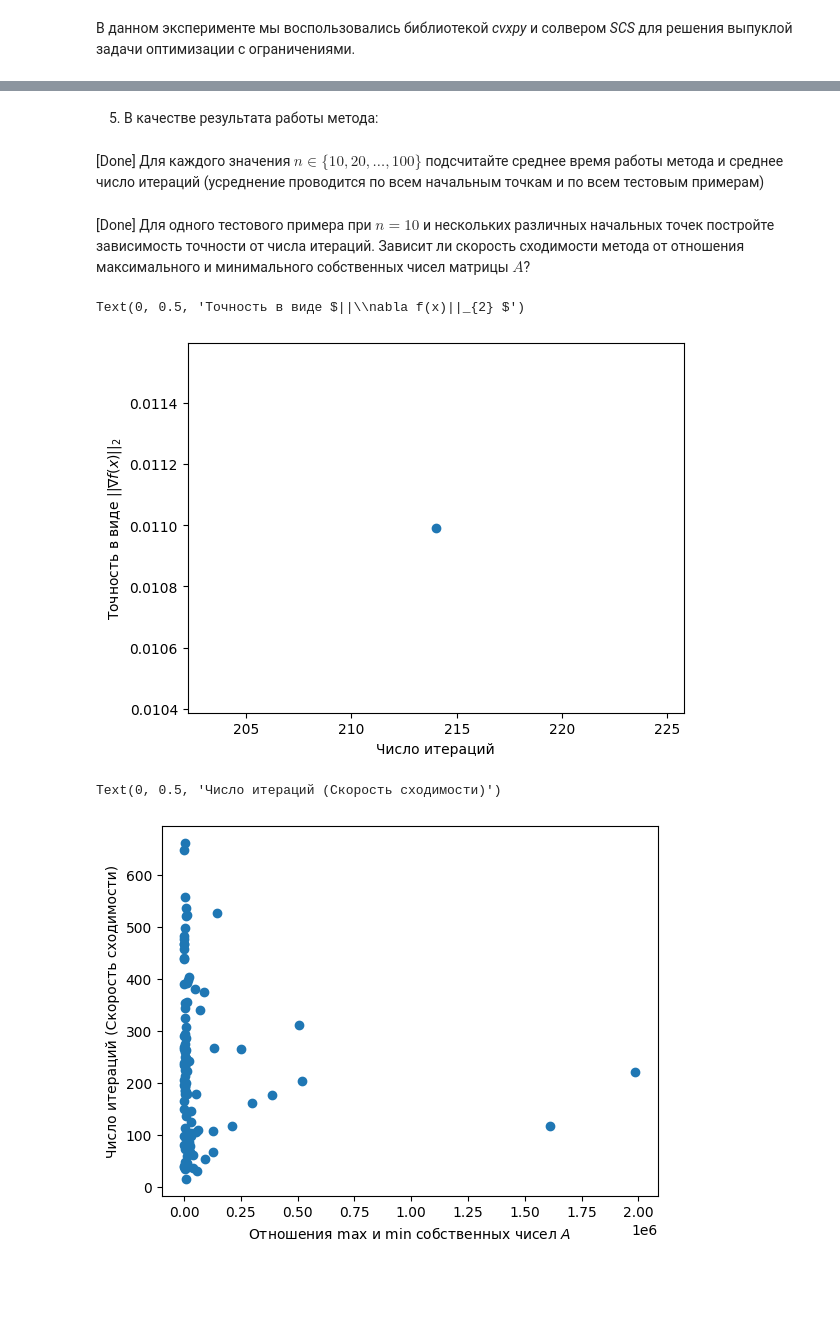
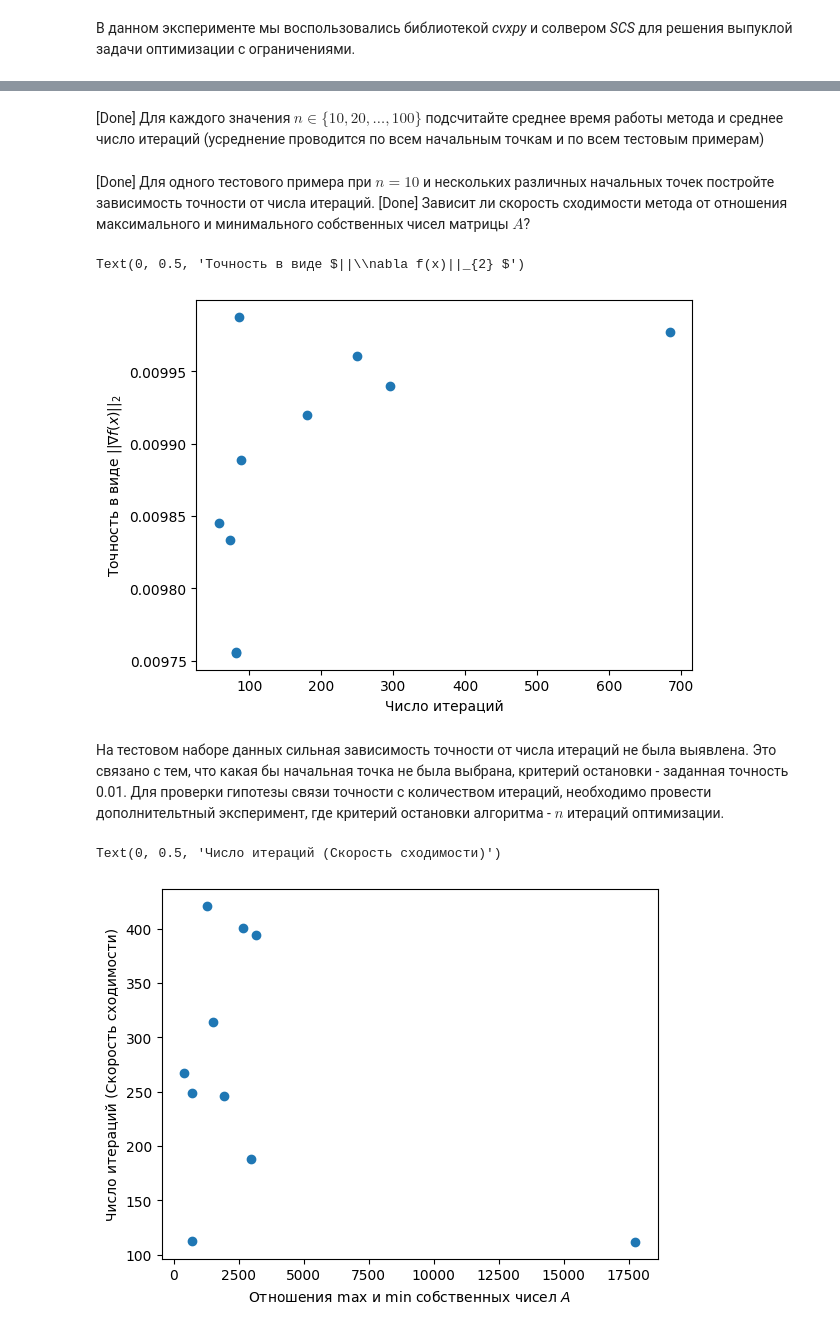
Before and after one commit to alexgiving/optimization, a Jupyter notebook: gradient_descent.ipynb, the cells around one changed output, grey strips where cells are left out. Saved outputs shown, nothing was run; the diff lists cells and outputs as text; code cells hidden in the pictures; blank space fills up the shorter version.

```diff
--- a/gradient_descent.ipynb
+++ b/gradient_descent.ipynb
@@ -135,9 +135,9 @@ def generate_data(min_dim: int, max_dim: int, step_dim: int, num_test_cases: int
 # %%
 test_data = generate_data(
     min_dim=10,
-    max_dim=10,
+    max_dim=100,
     step_dim=10,
     num_test_cases=100,
-    num_experiments=1
+    num_experiments=100
     )
 # %%
@@ -278,10 +316,13 @@ with open(results_dump_file, 'rb') as handle:
-# %% [markdown]
-5. В качестве результата работы метода:
 # %% [markdown]
 [Done] Для каждого значения $n \in \{10,20,\dots,100\}$ подсчитайте среднее время работы метода и среднее число итераций (усреднение проводится по всем начальным точкам и по всем тестовым примерам)
 # %% [markdown]
-[Done] Для одного тестового примера при $n = 10$ и нескольких различных начальных точек постройте зависимость точности от числа итераций. Зависит ли скорость сходимости метода от отношения максимального и минимального собственных чисел матрицы $A$?
+[Done] Для одного тестового примера при $n = 10$ и нескольких различных начальных точек постройте зависимость точности от числа итераций. [Done] Зависит ли скорость сходимости метода от отношения максимального и минимального собственных чисел матрицы $A$?
 # %%
+'''
+Для одного тестового примера при $n = 10$ и нескольких различных начальных
+точек постройте зависимость точности от числа итераций.
+'''
+
 test_case = test_data[10][0]
 
 axes = plt.gca()
@@ -290,23 +331,29 @@ axes.set_xlabel('Число итераций')
 axes.set_ylabel('Точность в виде $||\\nabla f(x)||_{2} $')
 # %% [output]
 Text(0, 0.5, 'Точность в виде $||\\nabla f(x)||_{2} $')
-[figure, old version]
+[figure, new version]
+# %% [markdown]
+На тестовом наборе данных сильная зависимость точности от числа итераций не была выявлена. Это связано с тем, что какая бы начальная точка не была выбрана, критерий остановки - заданная точность 0.01. Для проверки гипотезы связи точности с количеством итераций, необходимо провести дополнительтный эксперимент, где критерий остановки алгоритма - $n$ итераций оптимизации.
 # %%
+'''Зависит ли скорость сходимости метода от отношения максимального
+и минимального собственных чисел матрицы $A$?
+'''
+
 data_x = []
 data_y = []
 
 for test_case in test_data[10]:
     eigenvalues = np.linalg.eigvals(test_case.A)
     ratio = max(eigenvalues)/ min(eigenvalues)
 
     data_x.append(ratio)
     data_y.append(np.mean(test_case.num_iterations))
 
 axes = plt.gca()
 axes.scatter(data_x, data_y)
 
 axes.set_xlabel('Отношения max и min собственных чисел $A$')
 axes.set_ylabel('Число итераций (Скорость сходимости)')
 # %% [output]
 Text(0, 0.5, 'Число итераций (Скорость сходимости)')
-[figure, old version]
+[figure, new version]
```
Also changed, not shown: parts of 10 cells of this notebook, 1 other file.
